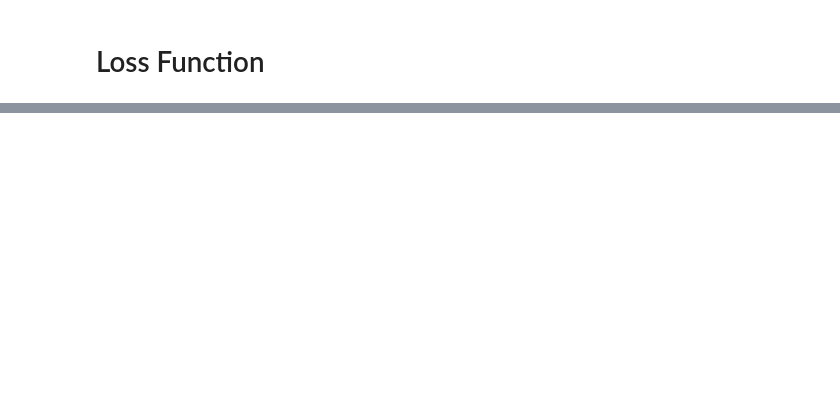
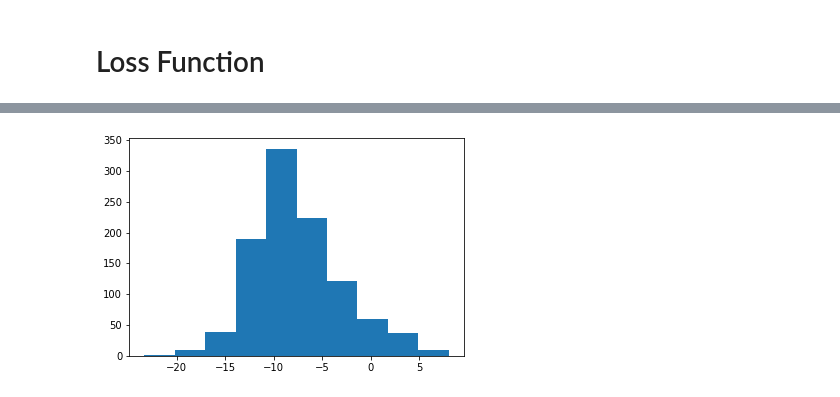
Before and after one commit to sunnytqin/meta-pde, a Jupyter notebook: src/notebooks/test_linear_stokes.ipynb, the cells around one changed output, grey strips where cells are left out. Saved outputs shown, nothing was run; the diff lists cells and outputs as text; code cells hidden in the pictures; blank space fills up the shorter version.

```diff
--- a/src/notebooks/test_linear_stokes.ipynb
+++ b/src/notebooks/test_linear_stokes.ipynb
@@ -45,7 +45,7 @@ params:  (DeviceArray([0.4130522 , 0.25975317], dtype=float32), DeviceArray([300
              [-0.04186818,  0.01709074,  0.18381561, -0.53561956,
                0.29799348]], dtype=float32), DeviceArray(1, dtype=int32))
 # %%
-u_p = solve_fenics(params)
+u_p = solve_fenics(params, boundary_points=32, resolution=32)
 # %%
 points = sample_points(jax.random.PRNGKey(args.seed + 1), 1024, params)
 points_on_inlet, points_on_walls, points_on_holes, points_in_domain = points
@@ -79,4 +87,6 @@ plt.show()
 # %%
 plt.figure()
-plt.hist(np.log(jax_domain_loss))
+plt.hist(np.log(jax_divu_loss))
 plt.show()
+# %% [output]
+[figure, added]
```
Also changed, not shown: parts of 31 cells of this notebook.
